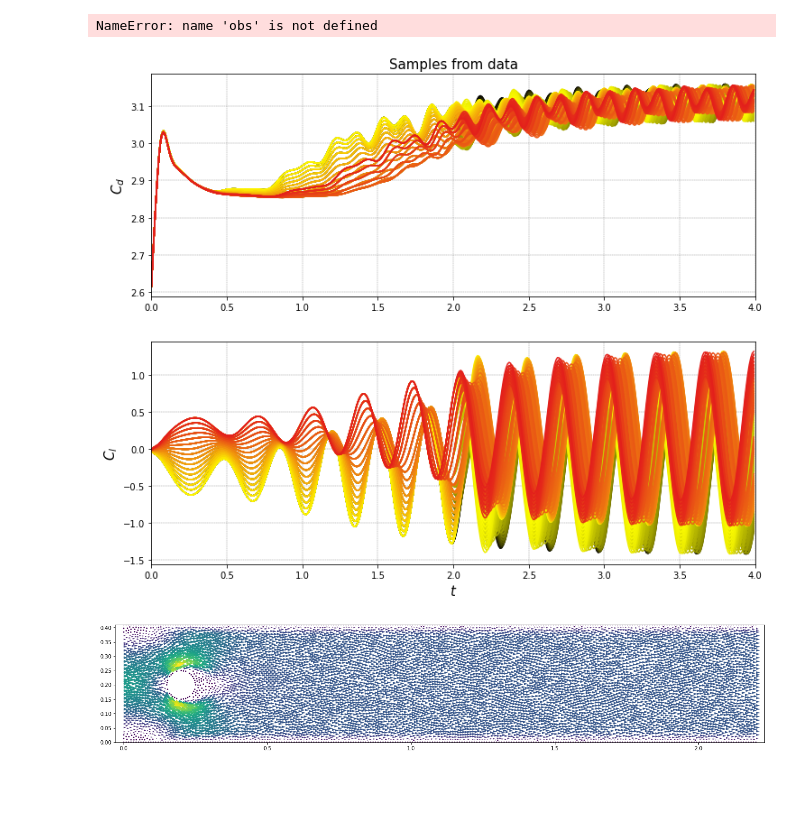
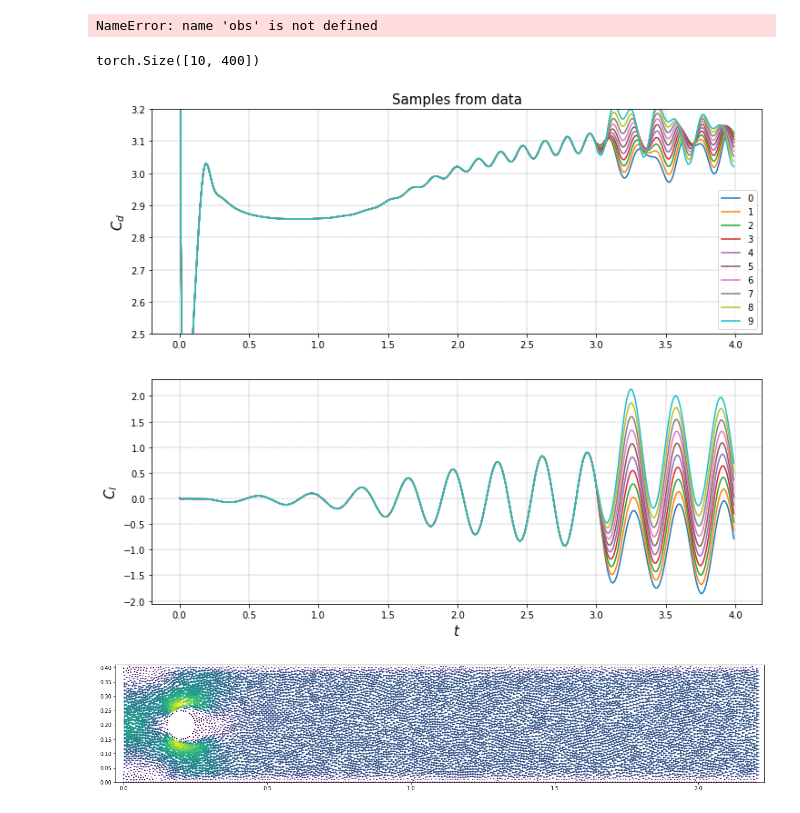
Before and after one commit to AsamaKiseto/Cylinder_Env, a Jupyter notebook: nse/1_data_gen.ipynb, the cells around one changed output. Saved outputs shown, nothing was run; the diff lists cells and outputs as text; code cells hidden in the pictures; blank space fills up the shorter version.

```diff
--- a/nse/1_data_gen.ipynb
+++ b/nse/1_data_gen.ipynb
@@ -126,36 +126,34 @@ for k in range(1, N0-1):
 NameError: name 'obs' is not defined
 # %%
 # load data
-data, _, Cd, Cl, ang_vel = torch.load('data/nse_data')
+data, Cd, Cl, ang_vel = torch.load('data/nse_data_test')
+print(Cd.shape)
 
 # data param
-ny = data.shape[2]
-nx = data.shape[3]
-s = data.shape[2] * data.shape[3]     # ny * nx
-N0 = data.shape[0]                    # num of data sets
-nt = data.shape[1] - 1             # nt
+nt = data.shape[-4] - 1             # nt
 t = np.arange(nt) * 0.01
 
 plt.figure(figsize=(12,10))
 ax1 = plt.subplot2grid((2, 2), (0, 0), colspan=2)
 ax2 = plt.subplot2grid((2, 2), (1, 0), colspan=2)
 
-Ns = np.arange(256)
-for k in Ns:
+Nk = np.arange(10)
+for k in Nk:
     ax1.set_title('Samples from data', size=15)
-    ax1.plot(t, Cd[k], color=cmap(k/(N0+1)))
+    ax1.plot(t, Cd[k], label=k)
+    ax1.legend()
     ax1.grid(True, lw=0.4, ls="--", c=".50")
-    ax1.set_xlim(0, 4)
+    ax1.set_ylim(2.5, 3.2)
     ax1.set_ylabel(r"$C_d$", fontsize=15)
 
 
-    ax2.plot(t, Cl[k], color=cmap(k/(N0+1)))
+    ax2.plot(t, Cl[k], label=k)
     ax2.grid(True, lw=0.4, ls="--", c=".50")
     ax2.set_ylabel(r"$C_l$", fontsize=15)
     ax2.set_xlabel(r"$t$", fontsize=15)
-    ax2.set_xlim(0, 4)
 # %% [output]
+torch.Size([10, 400])
-[figure, old version]
+[figure, new version]
 # %%
 # draw vel and pressure of data loaded
 
```
Also changed, not shown: 15 other files.
